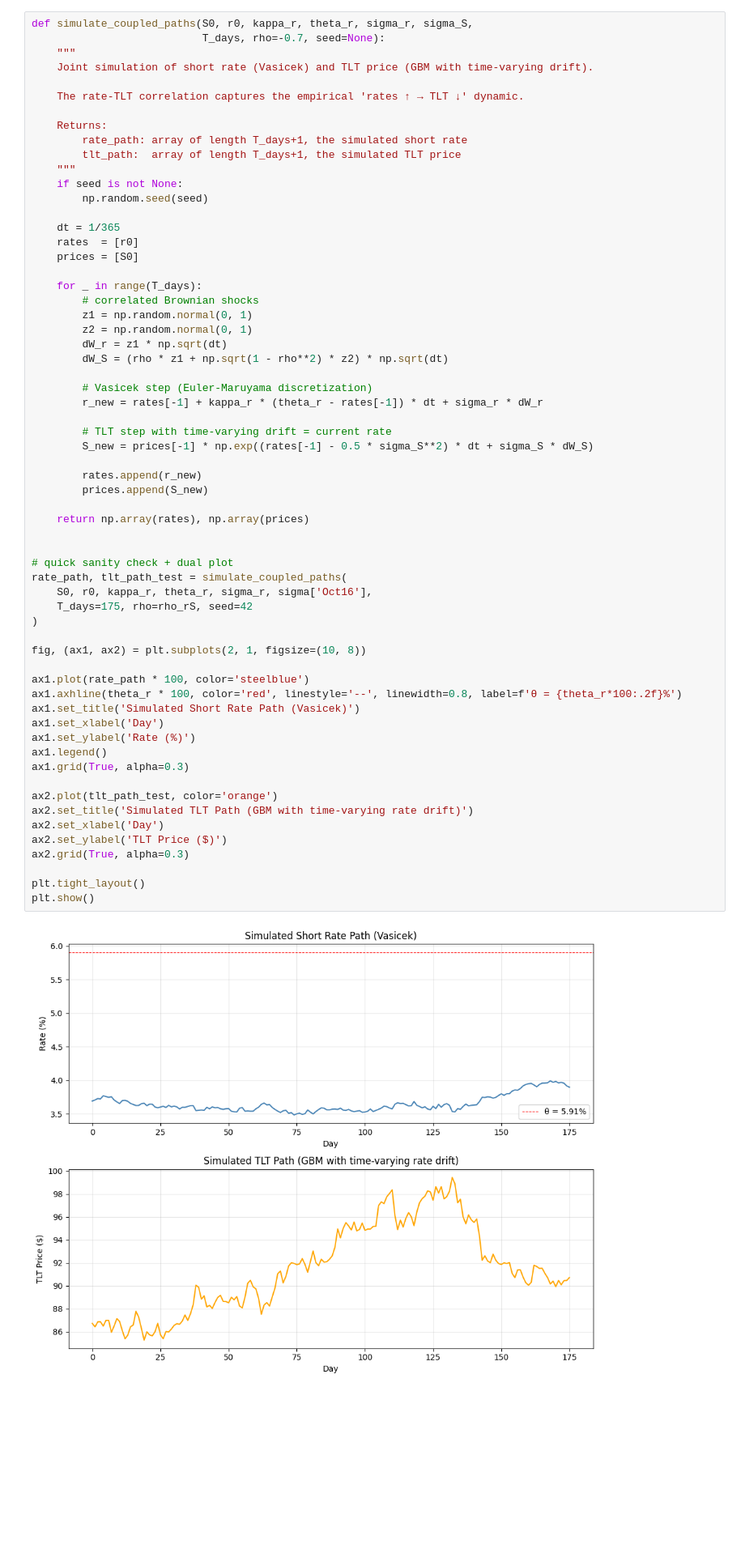
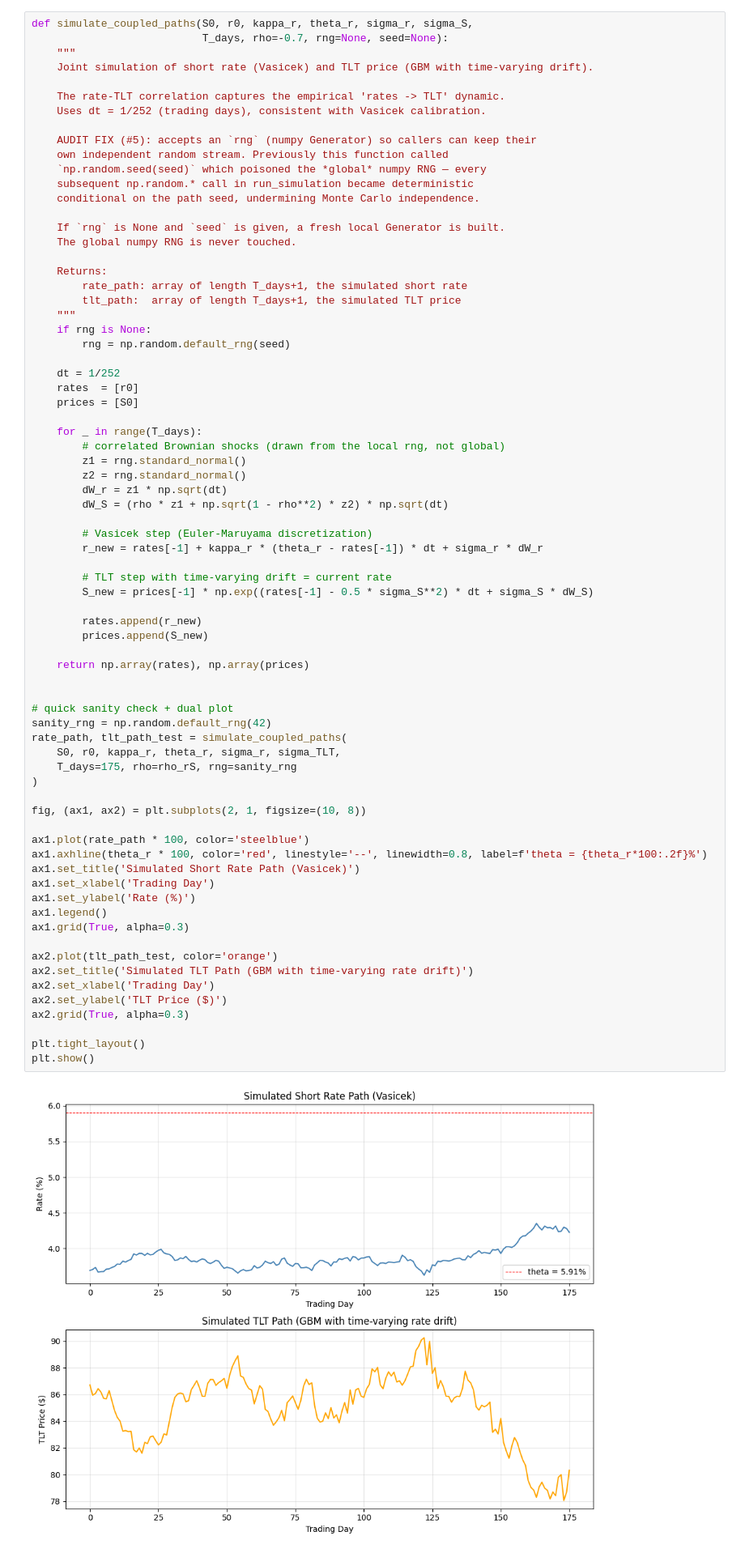
Before and after one commit to ethanasbell/market-making-simulator, a Jupyter notebook: scripts/quoting_engine.ipynb, the cells around one changed output. Shown at 81% size. Drawn from its saved outputs; the diff is of its cells as text; blank space fills up the shorter version.

```diff
--- a/scripts/quoting_engine.ipynb
+++ b/scripts/quoting_engine.ipynb
@@ -174,26 +203,36 @@ plt.show()
 # %%
 def simulate_coupled_paths(S0, r0, kappa_r, theta_r, sigma_r, sigma_S,
-                           T_days, rho=-0.7, seed=None):
+                           T_days, rho=-0.7, rng=None, seed=None):
     """
     Joint simulation of short rate (Vasicek) and TLT price (GBM with time-varying drift).
 
-    The rate-TLT correlation captures the empirical 'rates ↑ → TLT ↓' dynamic.
+    The rate-TLT correlation captures the empirical 'rates -> TLT' dynamic.
+    Uses dt = 1/252 (trading days), consistent with Vasicek calibration.
+
+    AUDIT FIX (#5): accepts an `rng` (numpy Generator) so callers can keep their
+    own independent random stream. Previously this function called
+    `np.random.seed(seed)` which poisoned the *global* numpy RNG — every
+    subsequent np.random.* call in run_simulation became deterministic
+    conditional on the path seed, undermining Monte Carlo independence.
+
+    If `rng` is None and `seed` is given, a fresh local Generator is built.
+    The global numpy RNG is never touched.
 
     Returns:
         rate_path: array of length T_days+1, the simulated short rate
         tlt_path:  array of length T_days+1, the simulated TLT price
     """
-    if seed is not None:
-        np.random.seed(seed)
+    if rng is None:
+        rng = np.random.default_rng(seed)
 
-    dt = 1/365
+    dt = 1/252
     rates  = [r0]
     prices = [S0]
 
     for _ in range(T_days):
-        # correlated Brownian shocks
-        z1 = np.random.normal(0, 1)
-        z2 = np.random.normal(0, 1)
+        # correlated Brownian shocks (drawn from the local rng, not global)
+        z1 = rng.standard_normal()
+        z2 = rng.standard_normal()
         dW_r = z1 * np.sqrt(dt)
         dW_S = (rho * z1 + np.sqrt(1 - rho**2) * z2) * np.sqrt(dt)
 
@@ -202,38 +241,39 @@ def simulate_coupled_paths(S0, r0, kappa_r, theta_r, sigma_r, sigma_S,
 
         # TLT step with time-varying drift = current rate
         S_new = prices[-1] * np.exp((rates[-1] - 0.5 * sigma_S**2) * dt + sigma_S * dW_S)
 
         rates.append(r_new)
         prices.append(S_new)
 
     return np.array(rates), np.array(prices)
 
 
 # quick sanity check + dual plot
+sanity_rng = np.random.default_rng(42)
 rate_path, tlt_path_test = simulate_coupled_paths(
-    S0, r0, kappa_r, theta_r, sigma_r, sigma['Oct16'],
-    T_days=175, rho=rho_rS, seed=42
+    S0, r0, kappa_r, theta_r, sigma_r, sigma_TLT,
+    T_days=175, rho=rho_rS, rng=sanity_rng
 )
 
 fig, (ax1, ax2) = plt.subplots(2, 1, figsize=(10, 8))
 
 ax1.plot(rate_path * 100, color='steelblue')
-ax1.axhline(theta_r * 100, color='red', linestyle='--', linewidth=0.8, label=f'θ = {theta_r*100:.2f}%')
+ax1.axhline(theta_r * 100, color='red', linestyle='--', linewidth=0.8, label=f'theta = {theta_r*100:.2f}%')
 ax1.set_title('Simulated Short Rate Path (Vasicek)')
-ax1.set_xlabel('Day')
+ax1.set_xlabel('Trading Day')
 ax1.set_ylabel('Rate (%)')
 ax1.legend()
 ax1.grid(True, alpha=0.3)
 
 ax2.plot(tlt_path_test, color='orange')
 ax2.set_title('Simulated TLT Path (GBM with time-varying rate drift)')
-ax2.set_xlabel('Day')
+ax2.set_xlabel('Trading Day')
 ax2.set_ylabel('TLT Price ($)')
 ax2.grid(True, alpha=0.3)
 
 plt.tight_layout()
 plt.show()
 # %% [output]
-[figure, old version]
+[figure, new version]
 # %% [markdown]
 ### Poisson Order Arrival Simulation
```
Also changed, not shown: parts of 17 cells of this notebook.
